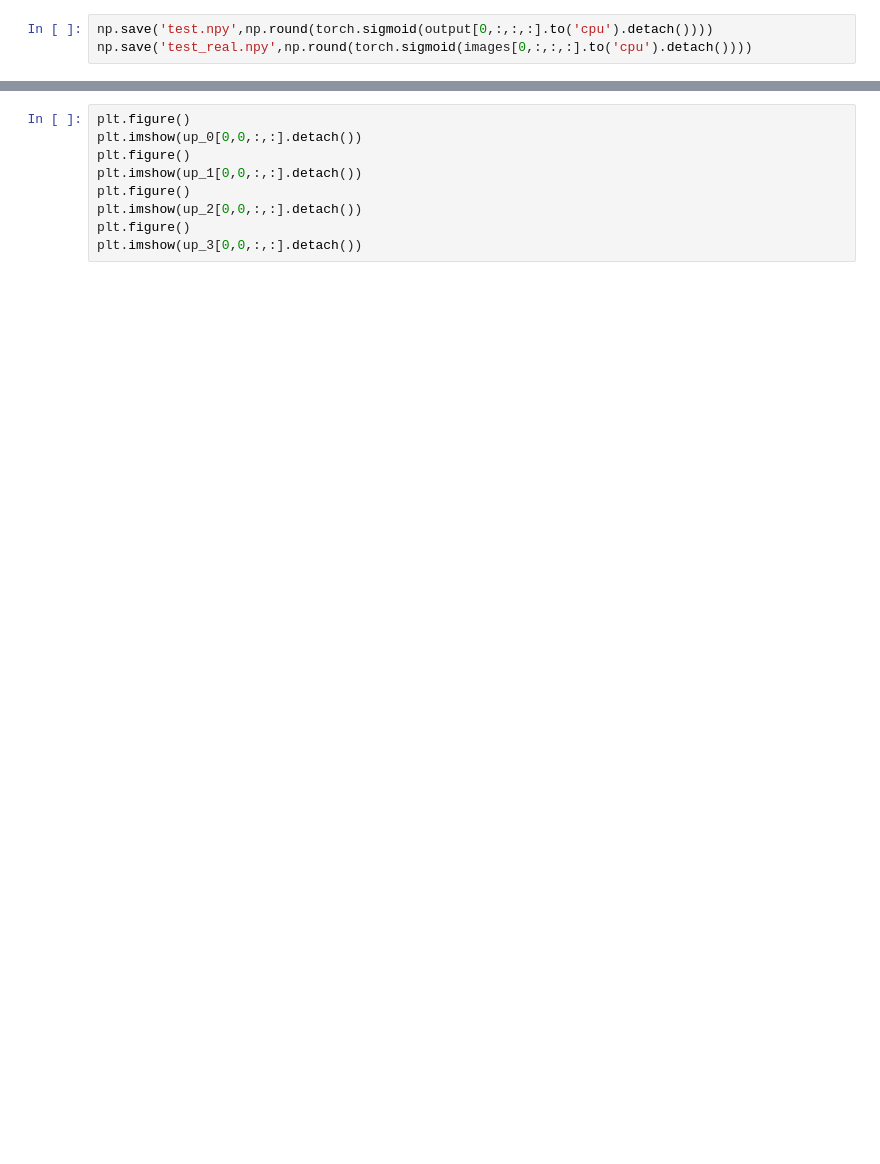
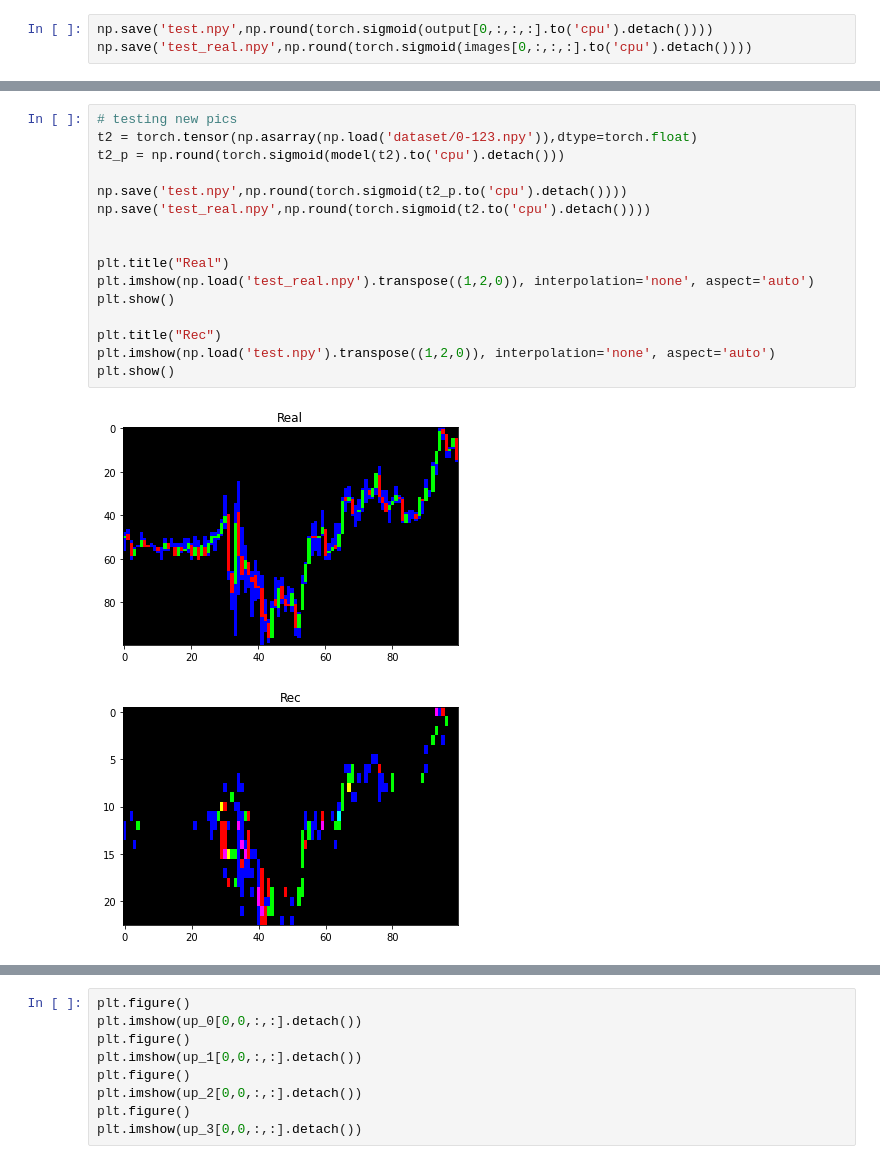
Before and after one commit to samuel-renaud/stock_pattern_AI, a Jupyter notebook: candle_vae.ipynb, the cells around one changed output, grey strips where cells are left out. Cells and saved outputs as stored; diff of their text form; blank space fills up the shorter version.

Commit message:
up sample model

```diff
--- a/candle_vae.ipynb
+++ b/candle_vae.ipynb
@@ -153,0 +143,19 @@ torch.Size([100, 7800]) torch.Size([100, 3, 50, 52]) torch.Size([100, 3, 50, 52]
+# %%
+# testing new pics
+t2 = torch.tensor(np.asarray(np.load('dataset/0-123.npy')),dtype=torch.float)
+t2_p = np.round(torch.sigmoid(model(t2).to('cpu').detach()))
+
+np.save('test.npy',np.round(torch.sigmoid(t2_p.to('cpu').detach())))
+np.save('test_real.npy',np.round(torch.sigmoid(t2.to('cpu').detach())))
+
+
+plt.title("Real")
+plt.imshow(np.load('test_real.npy').transpose((1,2,0)), interpolation='none', aspect='auto')
+plt.show()
+
+plt.title("Rec")
+plt.imshow(np.load('test.npy').transpose((1,2,0)), interpolation='none', aspect='auto')
+plt.show()
+# %% [output]
+[figure, added]
+[figure, added]
```
Also changed, not shown: parts of 17 cells of this notebook, 3 other files.
